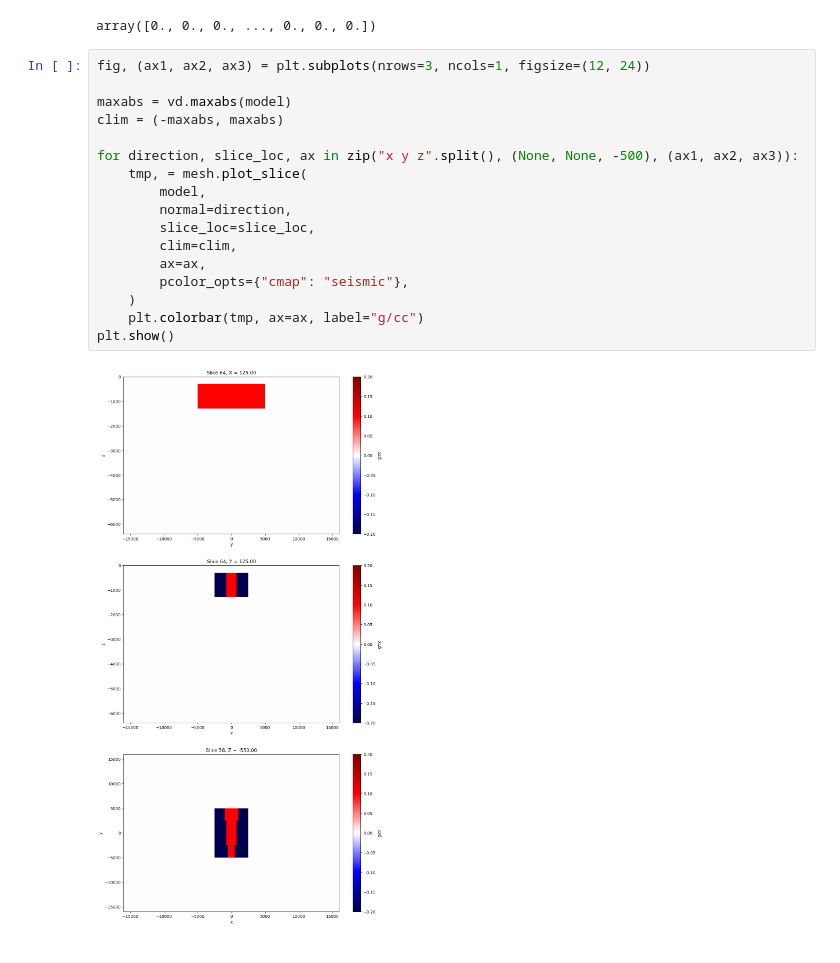
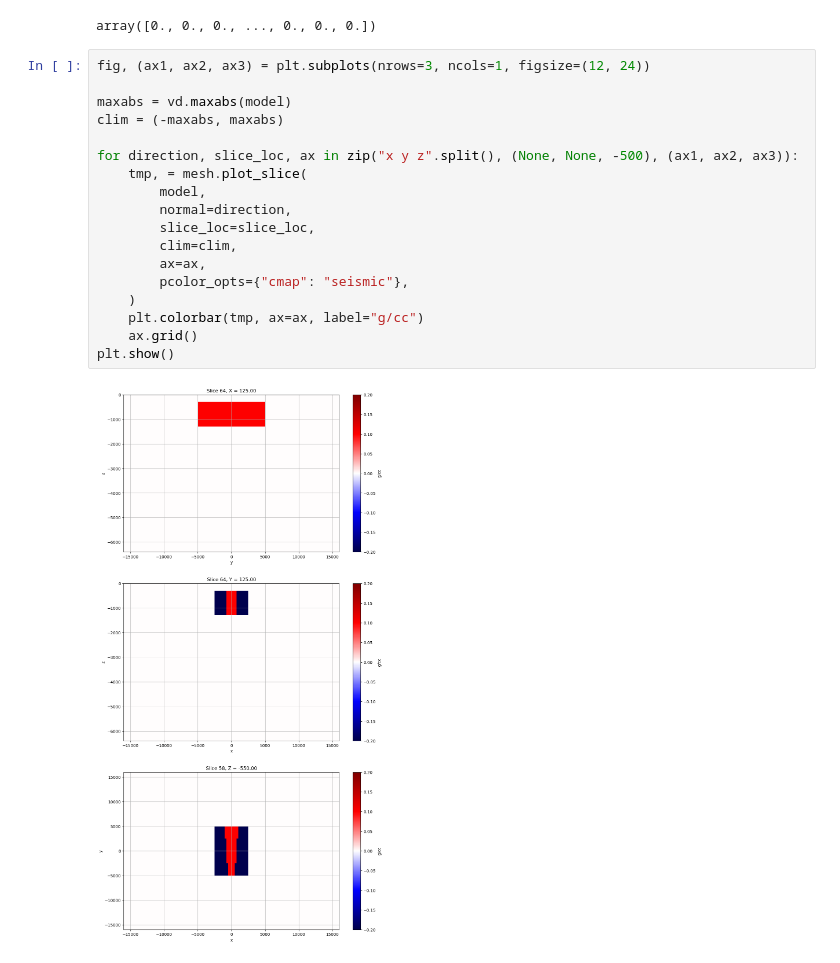
Before and after one commit to santisoler/fasttimes-carbon-mineralization-inversion, a Jupyter notebook: view-synthetic-model.ipynb, the cells around one changed output. Saved outputs shown, nothing was run; the diff lists cells and outputs as text.

Commit message:
Add grid to synthetic model plots

```diff
--- a/view-synthetic-model.ipynb
+++ b/view-synthetic-model.ipynb
@@ -38,19 +38,20 @@ array([0., 0., 0., ..., 0., 0., 0.])
 # %%
 fig, (ax1, ax2, ax3) = plt.subplots(nrows=3, ncols=1, figsize=(12, 24))
 
 maxabs = vd.maxabs(model)
 clim = (-maxabs, maxabs)
 
 for direction, slice_loc, ax in zip("x y z".split(), (None, None, -500), (ax1, ax2, ax3)):
     tmp, = mesh.plot_slice(
         model,
         normal=direction,
         slice_loc=slice_loc,
         clim=clim,
         ax=ax,
         pcolor_opts={"cmap": "seismic"},
     )
     plt.colorbar(tmp, ax=ax, label="g/cc")
+    ax.grid()
 plt.show()
 # %% [output]
-[figure, old version]
+[figure, new version]
```
